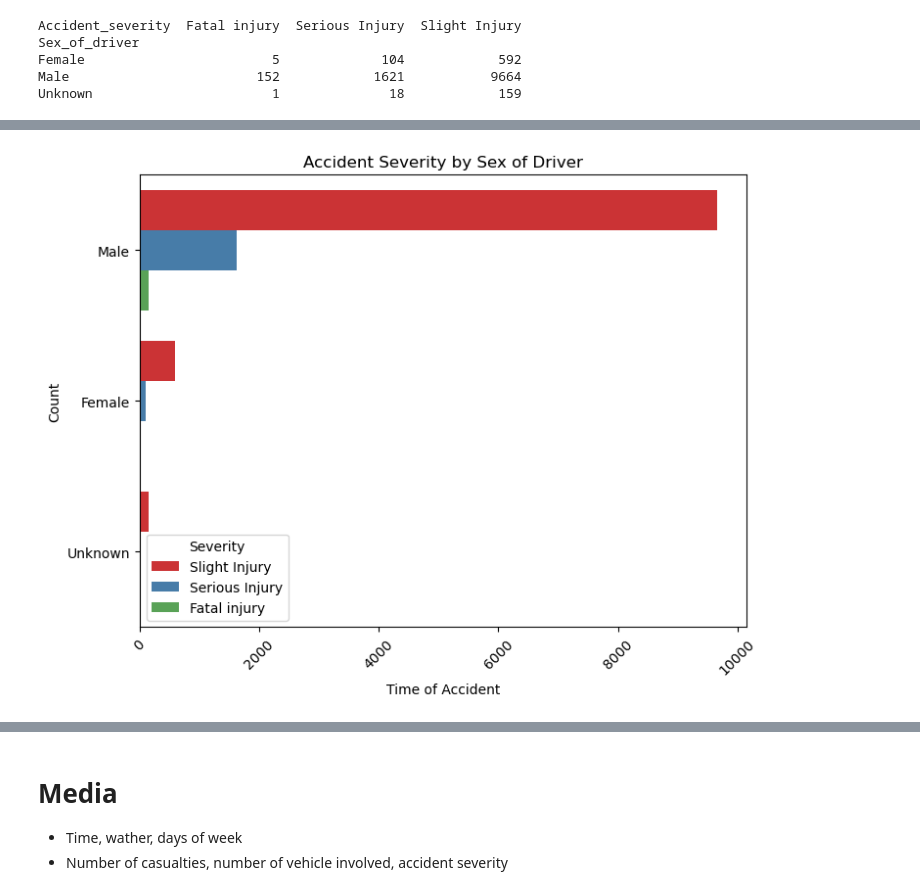
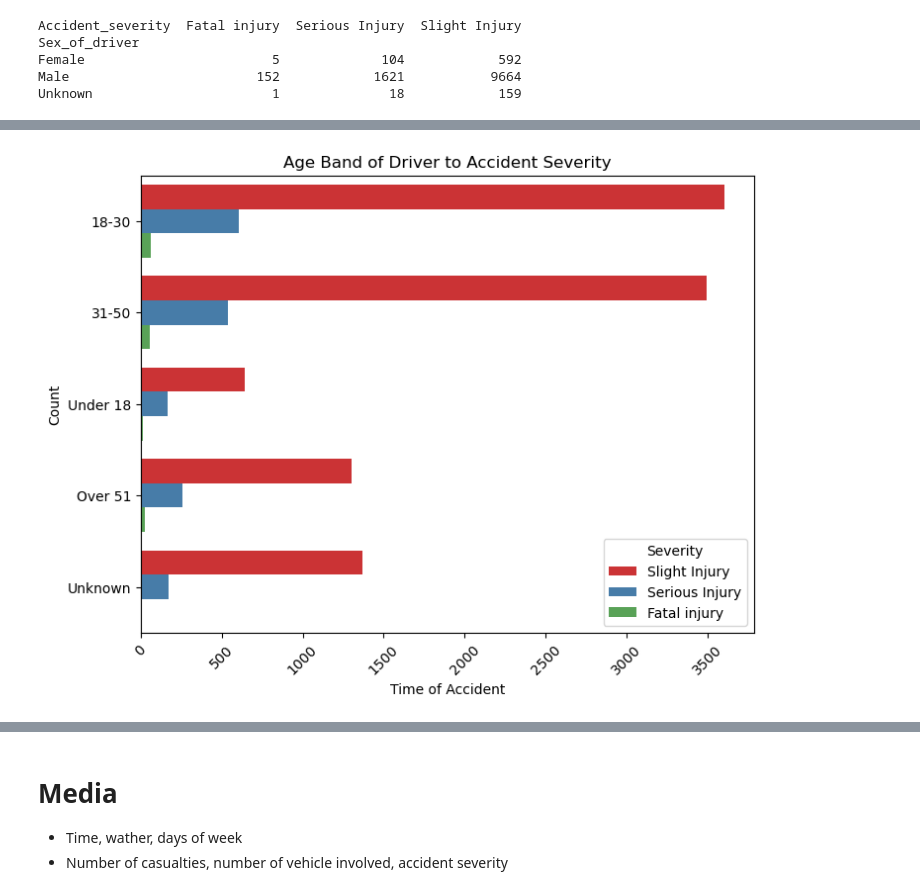
Before and after one commit to ahmadnafi30/3-AhmadNafiMubarok_OrieAbyanMaulana, a Jupyter notebook: code/visual.ipynb, the cells around one changed output, grey strips where cells are left out. Cells and saved outputs as stored; diff of their text form; code cells hidden in the pictures.

```diff
--- a/code/visual.ipynb
+++ b/code/visual.ipynb
@@ -5,5 +6,5 @@ import pandas as pd
 # %%
-df = pd.read_csv('../datasets/cleanedfix.csv')
+df = pd.read_csv('../datasets/cleanedfix_banget.csv')
 # %%
 df.iloc[:,0:5]
 # %% [output]
@@ -161,11 +201,11 @@ plt.show()
 # %%
 plt.figure(figsize=(8, 6))
-sns.countplot(data=df, y='Sex_of_driver', hue='Accident_severity', palette='Set1')
+sns.countplot(data=df, y='Age_band_of_driver', hue='Accident_severity', palette='Set1')
 plt.xlabel('Time of Accident')
 plt.ylabel('Count')
-plt.title('Accident Severity by Sex of Driver')
+plt.title('Age Band of Driver to Accident Severity')
 plt.legend(title='Severity')
 plt.xticks(rotation=45)
 plt.show()
 # %% [output]
-[figure, old version]
+[figure, new version]
```
Also changed, not shown: parts of 16 cells of this notebook, 2 other files.
